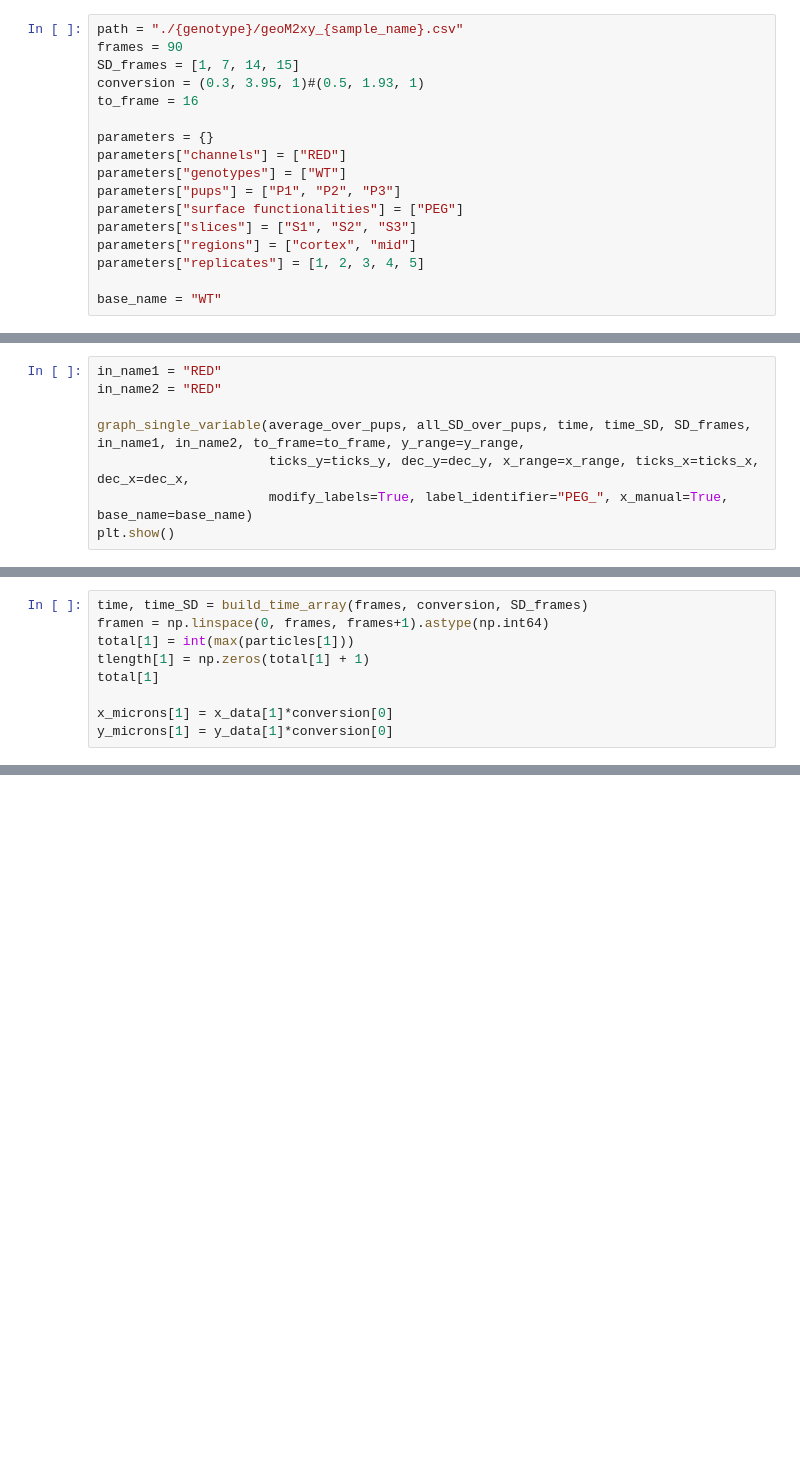
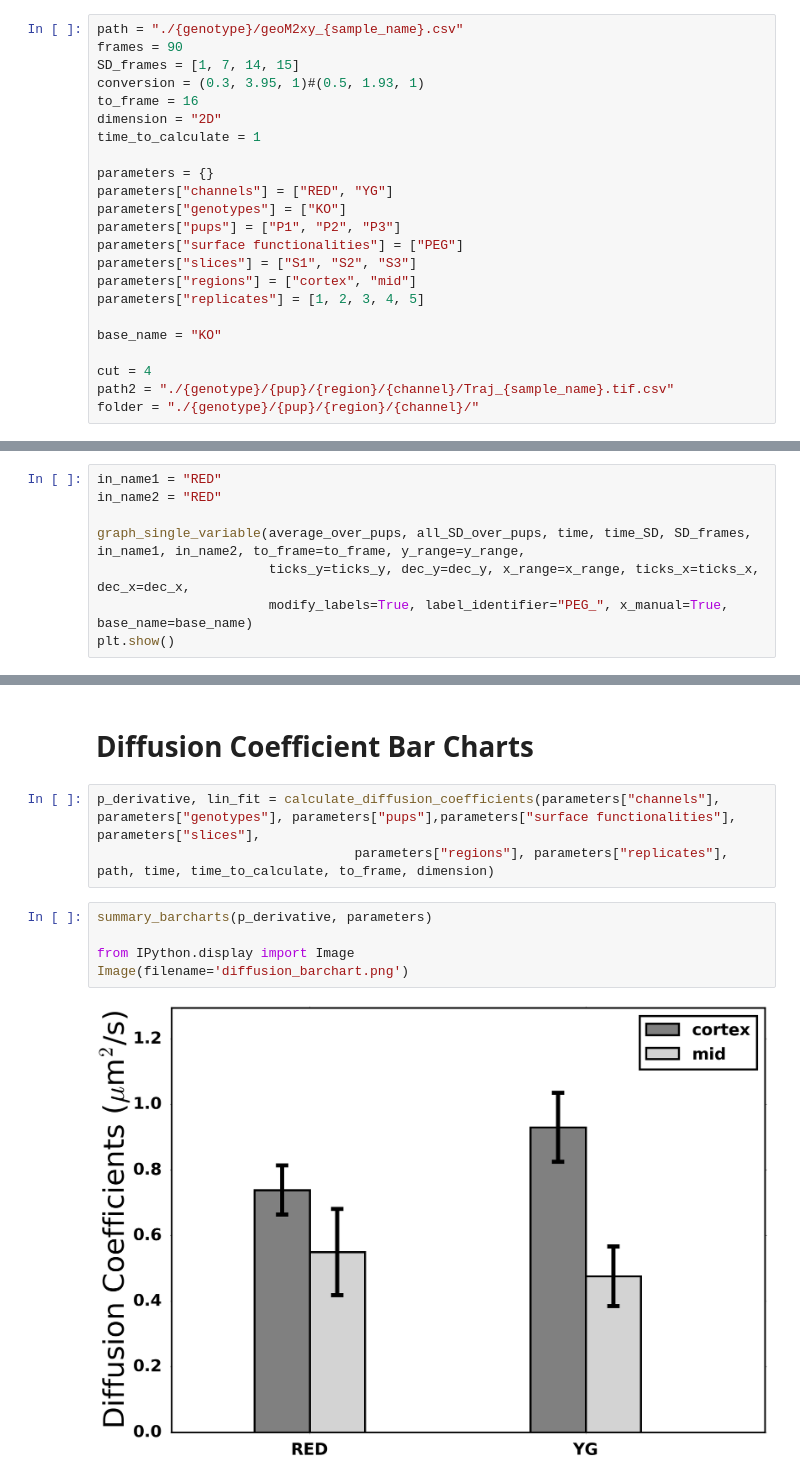
Before and after one commit to ccurtis7/brain_diffusion, a Jupyter notebook: Chad_functions_and_unittests/04_18_17_Regional_study_PEG/Cleaning_Up.ipynb, the cells around one changed output, grey strips where cells are left out. Drawn from its saved outputs; the diff is of its cells as text; blank space fills up the shorter version.

```diff
--- a/Chad_functions_and_unittests/04_18_17_Regional_study_PEG/Cleaning_Up.ipynb
+++ b/Chad_functions_and_unittests/04_18_17_Regional_study_PEG/Cleaning_Up.ipynb
@@ -21,14 +25,20 @@ frames = 90
 SD_frames = [1, 7, 14, 15]
 conversion = (0.3, 3.95, 1)#(0.5, 1.93, 1)
 to_frame = 16
+dimension = "2D"
+time_to_calculate = 1
 
 parameters = {}
-parameters["channels"] = ["RED"]
-parameters["genotypes"] = ["WT"]
+parameters["channels"] = ["RED", "YG"]
+parameters["genotypes"] = ["KO"]
 parameters["pups"] = ["P1", "P2", "P3"]
 parameters["surface functionalities"] = ["PEG"]
 parameters["slices"] = ["S1", "S2", "S3"]
 parameters["regions"] = ["cortex", "mid"]
 parameters["replicates"] = [1, 2, 3, 4, 5]
 
-base_name = "WT"
+base_name = "KO"
+
+cut = 4
+path2 = "./{genotype}/{pup}/{region}/{channel}/Traj_{sample_name}.tif.csv"
+folder = "./{genotype}/{pup}/{region}/{channel}/"
@@ -257,9 +79,0 @@ particles[1], framed[1], x_data[1], y_data[1] = fill_in_and_split(data[names_wit
-# %%
-time, time_SD = build_time_array(frames, conversion, SD_frames)
-framen = np.linspace(0, frames, frames+1).astype(np.int64)
-total[1] = int(max(particles[1]))
-tlength[1] = np.zeros(total[1] + 1)
-total[1]
-
-x_microns[1] = x_data[1]*conversion[0]
-y_microns[1] = y_data[1]*conversion[0]
@@ -387,0 +84,12 @@ plt.show()
+# %% [markdown]
+# Diffusion Coefficient Bar Charts
+# %%
+p_derivative, lin_fit = calculate_diffusion_coefficients(parameters["channels"], parameters["genotypes"], parameters["pups"],parameters["surface functionalities"], parameters["slices"],
+                                 parameters["regions"], parameters["replicates"], path, time, time_to_calculate, to_frame, dimension)
+# %%
+summary_barcharts(p_derivative, parameters)
+
+from IPython.display import Image
+Image(filename='diffusion_barchart.png')
+# %% [output]
+[figure, added]
```
Also changed, not shown: parts of 16 cells of this notebook.
